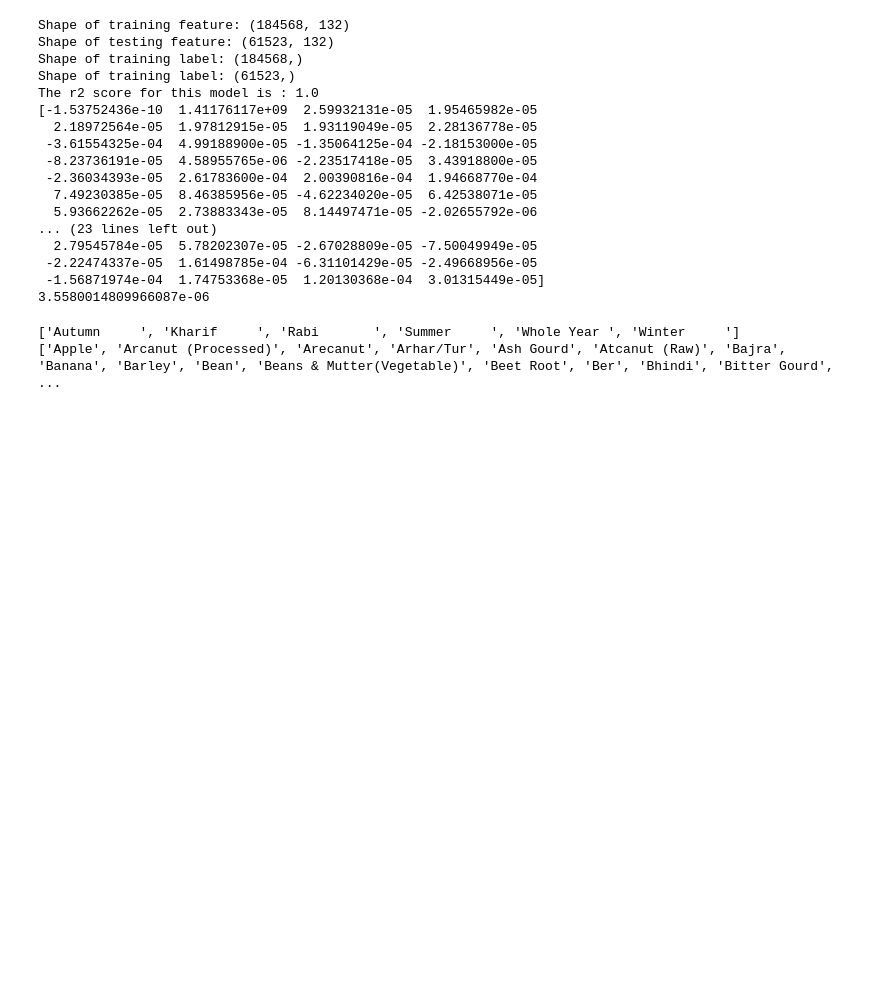
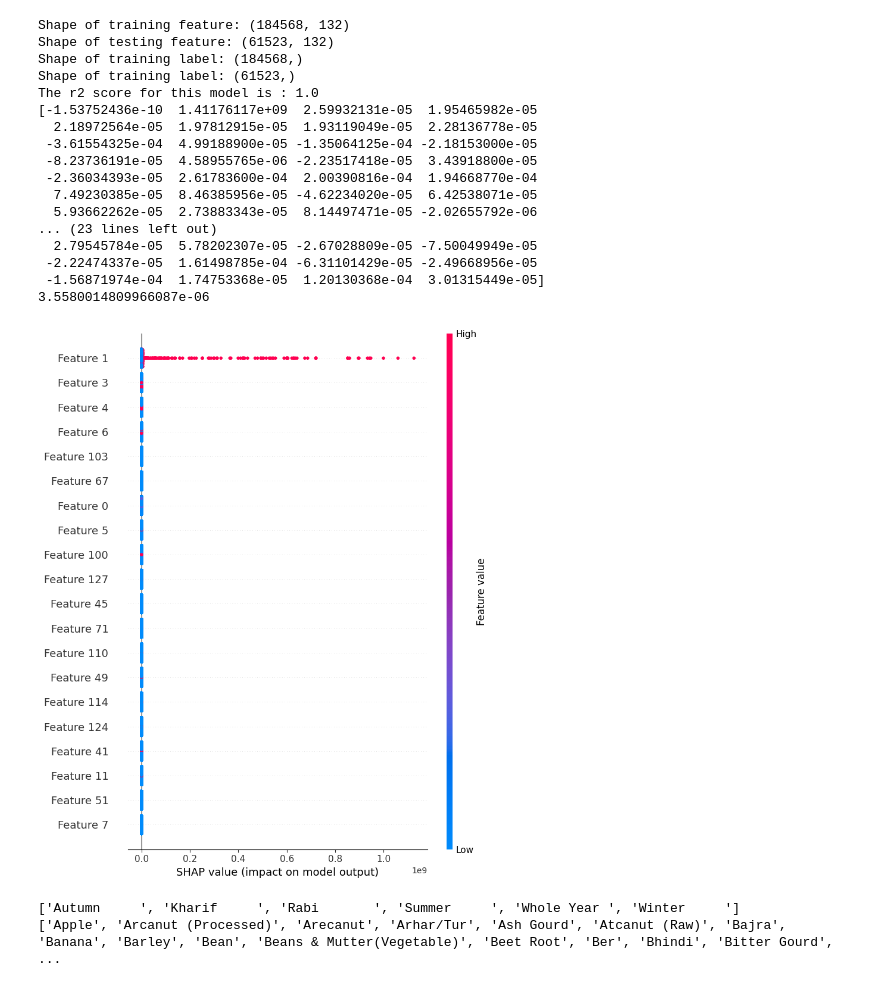
Before and after one commit to kriti-002/Crop-Production, a Jupyter notebook: Crop Production.ipynb, the cells around one changed output. Drawn from its saved outputs; the diff is of its cells as text; code cells hidden in the pictures; blank space fills up the shorter version.

Commit message:
SHAP Component Added

```diff
--- a/Crop Production.ipynb
+++ b/Crop Production.ipynb
@@ -112,6 +113,13 @@ The r2 score for this model is : 1.0
  -2.22474337e-05  1.61498785e-04 -6.31101429e-05 -2.49668956e-05
  -1.56871974e-04  1.74753368e-05  1.20130368e-04  3.01315449e-05]
 3.5580014809966087e-06
+# %%
+
+explainer = shap.LinearExplainer(model, X_test)
+shap_values = explainer.shap_values(X_test)
+shap.summary_plot(shap_values, X_test)
+# %% [output]
+[figure, added]
 # %%
 seasons= list(set(df["Season"]))
 crops= list(set(df["Crop"]))
```
Also changed, not shown: parts of 2 cells of this notebook.
